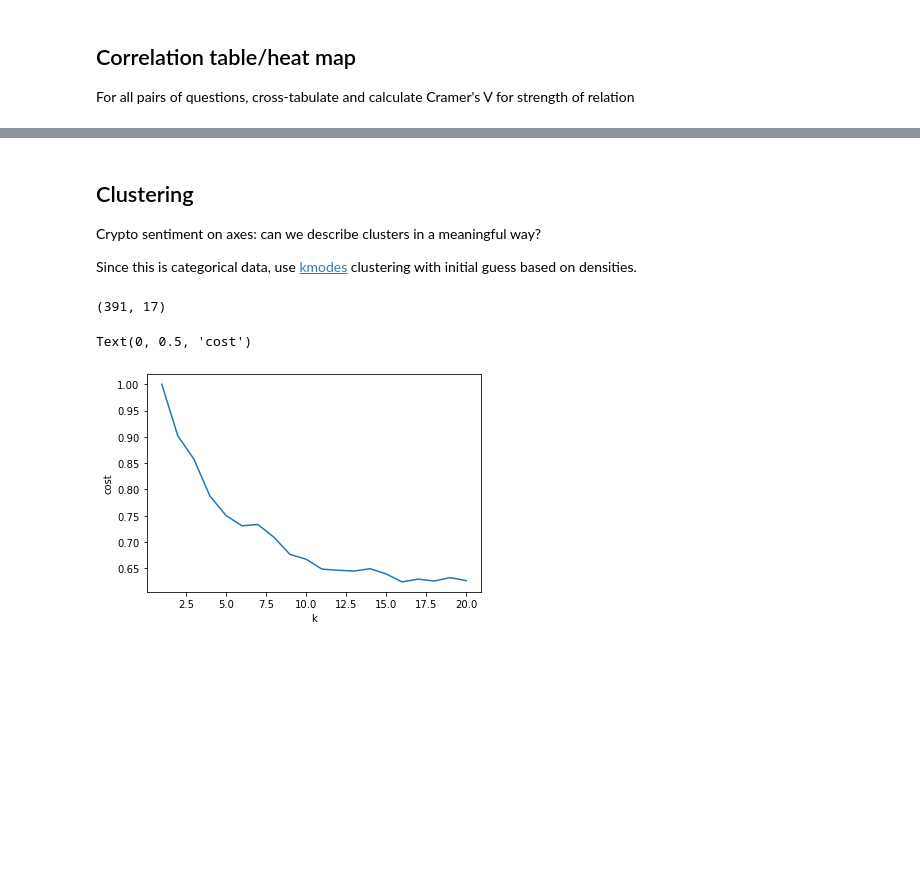
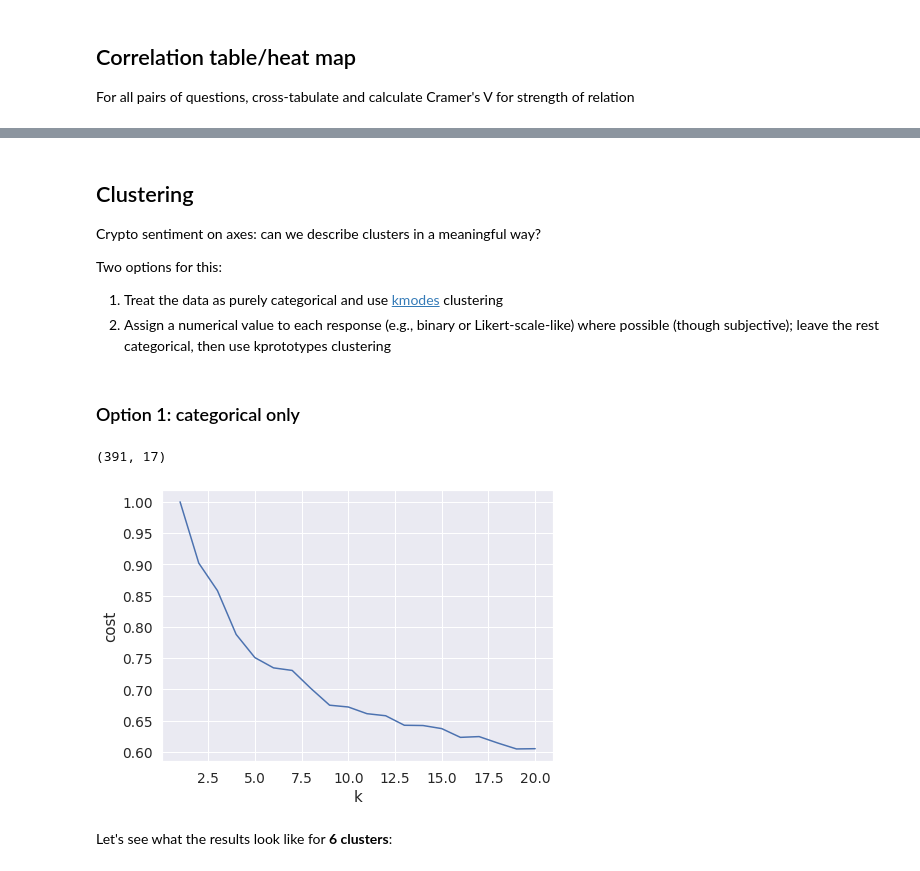
Before and after one commit to notchia/metagov, a Jupyter notebook: cryptopolitics_survey_analysis.ipynb, the cells around one changed output, grey strips where cells are left out. Drawn from its saved outputs; the diff is of its cells as text; code cells hidden in the pictures; blank space fills up the shorter version.

```diff
--- a/cryptopolitics_survey_analysis.ipynb
+++ b/cryptopolitics_survey_analysis.ipynb
@@ -8,5 +10,9 @@ import kmodes.kmodes as kmodes
 # %%
 import at2df
+# %%
+pd.options.display.float_format = '{:.2f}'.format # This doesn't seem to do anything though...
+sns.set(rc={"figure.figsize":(7, 5)})
+sns.set(font_scale=1.25)
 # %% [markdown]
 # Analyze Cryptopolitics survey results
 # %% [markdown]
@@ -28,0 +42,5 @@ df_results = df[cols_results] # Only the faction results
+# %%
+# Replace old version of a response value with updated one
+oldVal = "Blockchain and DeFi are predatory technologies that, on balance, will harm most members of people."
+newVal = "Blockchain and DeFi are predatory technologies that, on balance, will harm most members of society."
+df_questions.loc[:,'10'] = df_questions['10'].copy().replace(to_replace=oldVal, value=newVal)
@@ -143,29 +226,45 @@ plot_cramers_v_matrix(cramersMatrix_btc)
 ## Clustering
 Crypto sentiment on axes: can we describe clusters in a meaningful way?
 
-Since this is categorical data, use [kmodes](https://pypi.org/project/kmodes/) clustering with initial guess based on densities.
+Two options for this:
+1. Treat the data as purely categorical and use [kmodes](https://pypi.org/project/kmodes/) clustering
+2. Assign a numerical value to each response (e.g., binary or Likert-scale-like) where possible (though subjective); leave the rest categorical, then use kprototypes clustering
-# %%
-df_tmp = df_questions.drop(df_questions.columns[[1,18]], axis=1)
-df_tmp = df_tmp[~df_tmp.isnull().any(axis=1)]
-responseMatrix = df_tmp.to_numpy()
-print(responseMatrix.shape)
-# %% [output]
-(391, 17)
 # %%
-costMatrix = []
-kMax = 20
-kValues = list(np.arange(1,kMax+1))
-clusterCentroids = {}
-for k in range(1,kMax+1):
-    clusters = kmodes.KModes(n_clusters=k, init='Cao')
-    clusters.fit_predict(responseMatrix)
-    costMatrix.append(clusters.cost_)
-    clusterCentroids[k] = clusters.cluster_centroids_
+def k_clustering_sweep(responseMatrix, kMax=20, method=KModes, kwargs={}):
+    """Find clusters using method (KModes or KPrototype)
+    Sweep from k=1 to k=kMax and plot resulting cost to evaluate which k may be most useful"""
+
+    costMatrix = []
+    kValues = list(np.arange(1, kMax+1))
+    clusterCentroids = {}
+    for k in range(1, kMax+1):
+        # Fit and predict clusters, then save centroids and cost
+        clusters = method(n_clusters=k, n_init=20)
+        clusters.fit_predict(responseMatrix, **kwargs)
+        costMatrix.append(clusters.cost_)
+        clusterCentroids[k] = clusters.cluster_centroids_
+
+    # Plot result of sweep
+    plt.plot(kValues, np.divide(costMatrix, max(costMatrix)))
+    plt.xlabel("k")
+    plt.ylabel("cost")
+
+    return clusterCentroids
+# %% [markdown]
+### Option 1: categorical only
+# %%
+# Drop spares columns and columns with lists as responses, then drop columns with ANY null values
+df_tmp = df_questions.drop(df_questions.columns[[1,18]], axis=1)
+df_tmp = df_tmp[~df_tmp.isnull().any(axis=1)]
+
+responseMatrix = df_tmp.to_numpy()
+print(responseMatrix.shape)
+# %% [output]
+(391, 17)
 # %%
-plt.plot(kValues, np.divide(costMatrix, max(costMatrix)))
-plt.xlabel("k")
-plt.ylabel("cost")
+clusterCentroids = k_clustering_sweep(responseMatrix)
 # %% [output]
-Text(0, 0.5, 'cost')
-[figure, old version]
+[figure, new version]
+# %% [markdown]
+Let's see what the results look like for **6 clusters**:
 # %%
```
Also changed, not shown: parts of 47 cells of this notebook, 1 other file.
